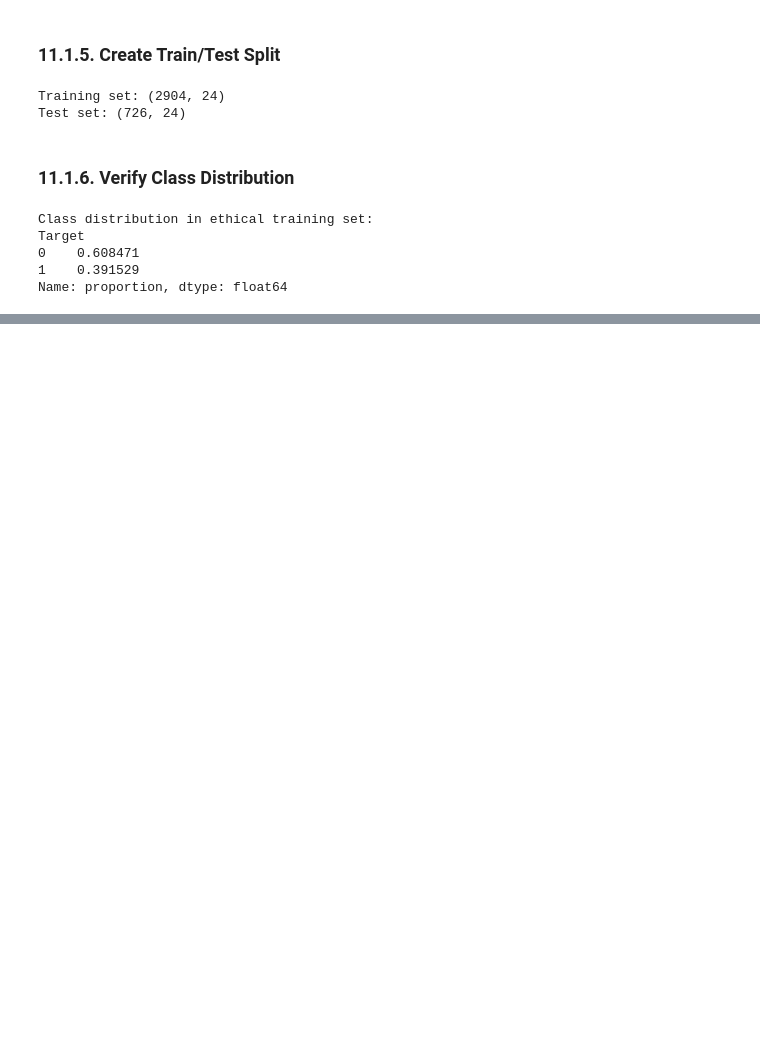
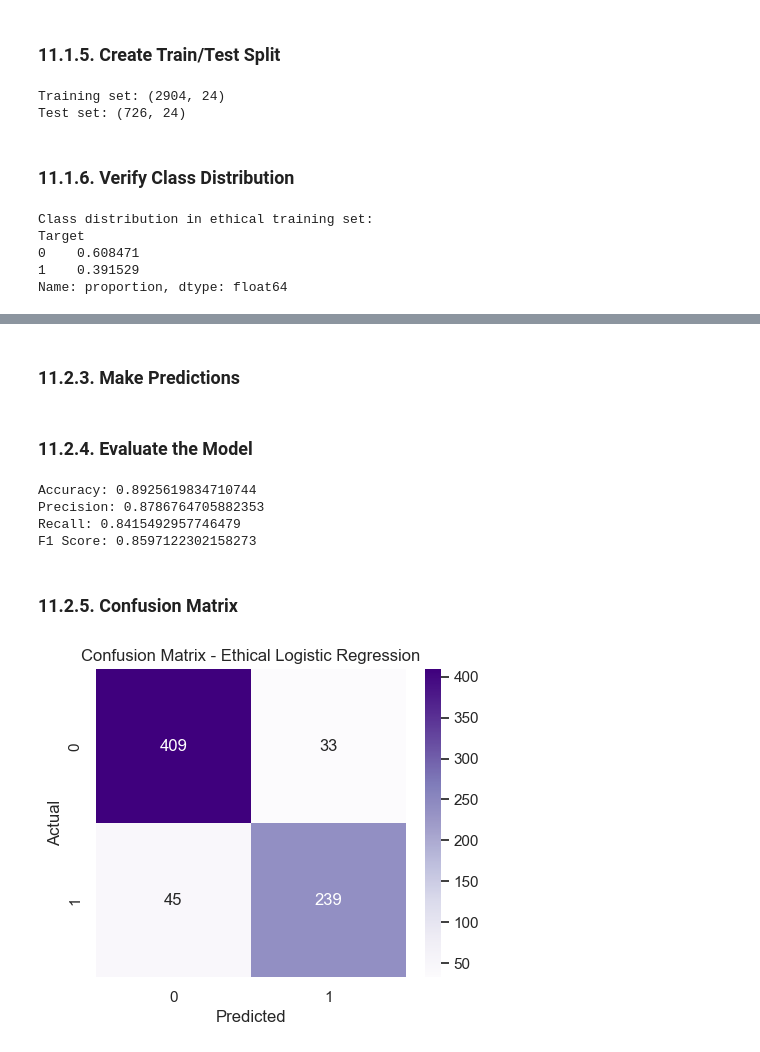
Before and after one commit to DimitarMalamski/student-dropout-predictor, a Jupyter notebook: notebooks/dropout_predictor.ipynb, the cells around one changed output, grey strips where cells are left out. Cells and saved outputs as stored; diff of their text form; code cells hidden in the pictures; blank space fills up the shorter version.

Commit message:
Trained an Ethical Logistics Regression Model

```diff
--- a/notebooks/dropout_predictor.ipynb
+++ b/notebooks/dropout_predictor.ipynb
@@ -874,0 +883,9 @@ _The class distribution in the ethical training dataset remains consistent with
+# %%
+# Initialize scaler
+scaler_eth = StandardScaler()
+
+# Fit scaler on training data
+X_train_eth_scaled = scaler_eth.fit_transform(X_train_eth)
+
+# Apply same transformation to test data
+X_test_eth_scaled = scaler_eth.transform(X_test_eth)
@@ -874,0 +902,6 @@ _The class distribution in the ethical training dataset remains consistent with
+# %%
+# Initialize the ethical logistic regression model
+log_model_eth = LogisticRegression(max_iter=1000)
+
+# Train the model
+log_model_eth.fit(X_train_eth_scaled, y_train_eth)
@@ -874,0 +928,37 @@ _The class distribution in the ethical training dataset remains consistent with
+# %% [markdown]
+### 11.2.3. Make Predictions
+# %%
+# Predict on test set
+y_pred_eth = log_model_eth.predict(X_test_eth_scaled)
+# %% [markdown]
+### 11.2.4. Evaluate the Model
+# %%
+eth_accuracy = accuracy_score(y_test_eth, y_pred_eth)
+eth_precision = precision_score(y_test_eth, y_pred_eth)
+eth_recall = recall_score(y_test_eth, y_pred_eth)
+eth_f1 = f1_score(y_test_eth, y_pred_eth)
+
+print("Accuracy:", eth_accuracy)
+print("Precision:", eth_precision)
+print("Recall:", eth_recall)
+print("F1 Score:", eth_f1)
+# %% [output]
+Accuracy: 0.8925619834710744
+Precision: 0.8786764705882353
+Recall: 0.8415492957746479
+F1 Score: 0.8597122302158273
+# %% [markdown]
+### 11.2.5. Confusion Matrix
+# %%
+cm_eth = confusion_matrix(y_test_eth, y_pred_eth)
+
+plt.figure(figsize=(5,4))
+sns.heatmap(cm_eth, annot=True, fmt="d", cmap="Purples")
+
+plt.xlabel("Predicted")
+plt.ylabel("Actual")
+plt.title("Confusion Matrix - Ethical Logistic Regression")
+
+plt.show()
+# %% [output]
+[figure, added]
```
Also changed, not shown: parts of 9 cells of this notebook.
